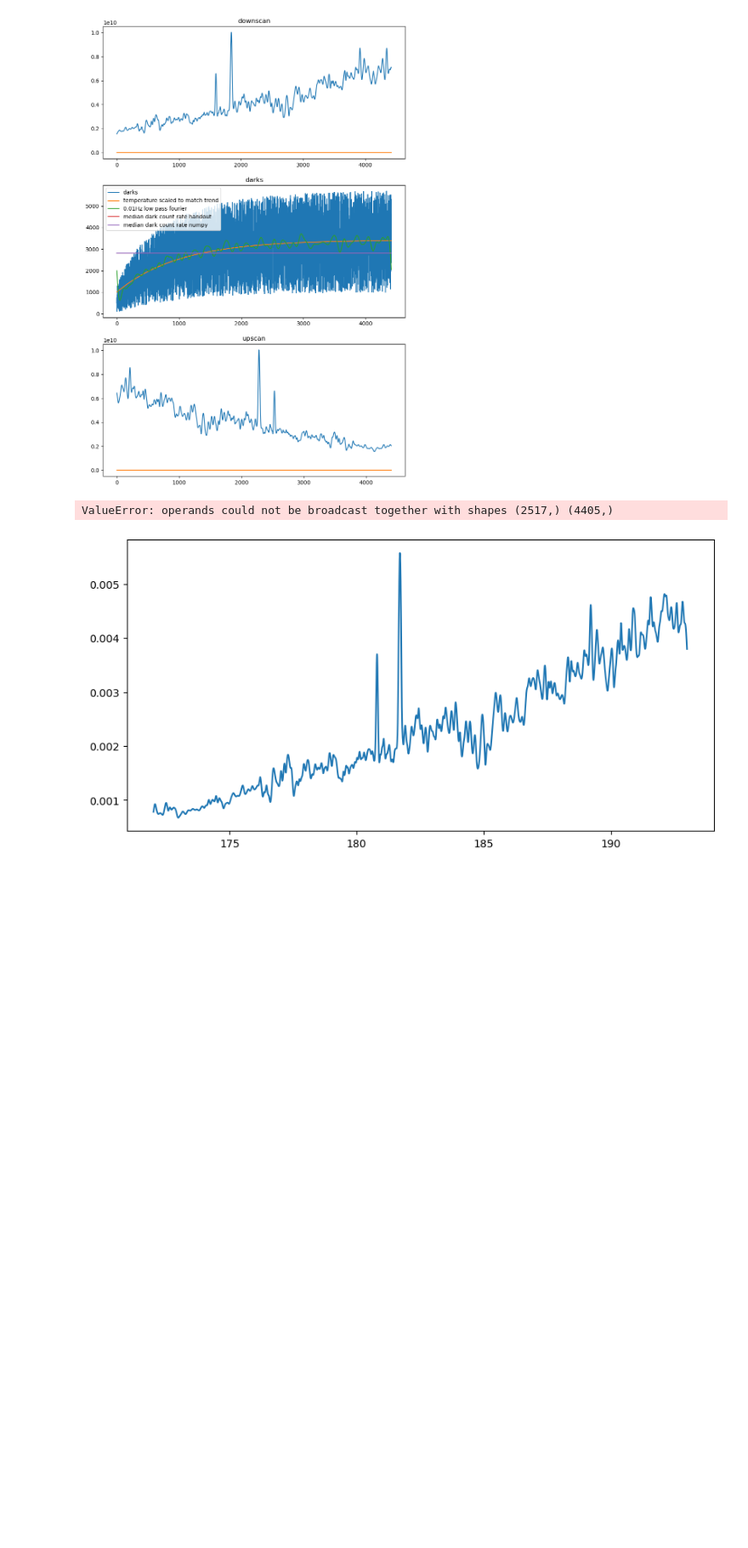
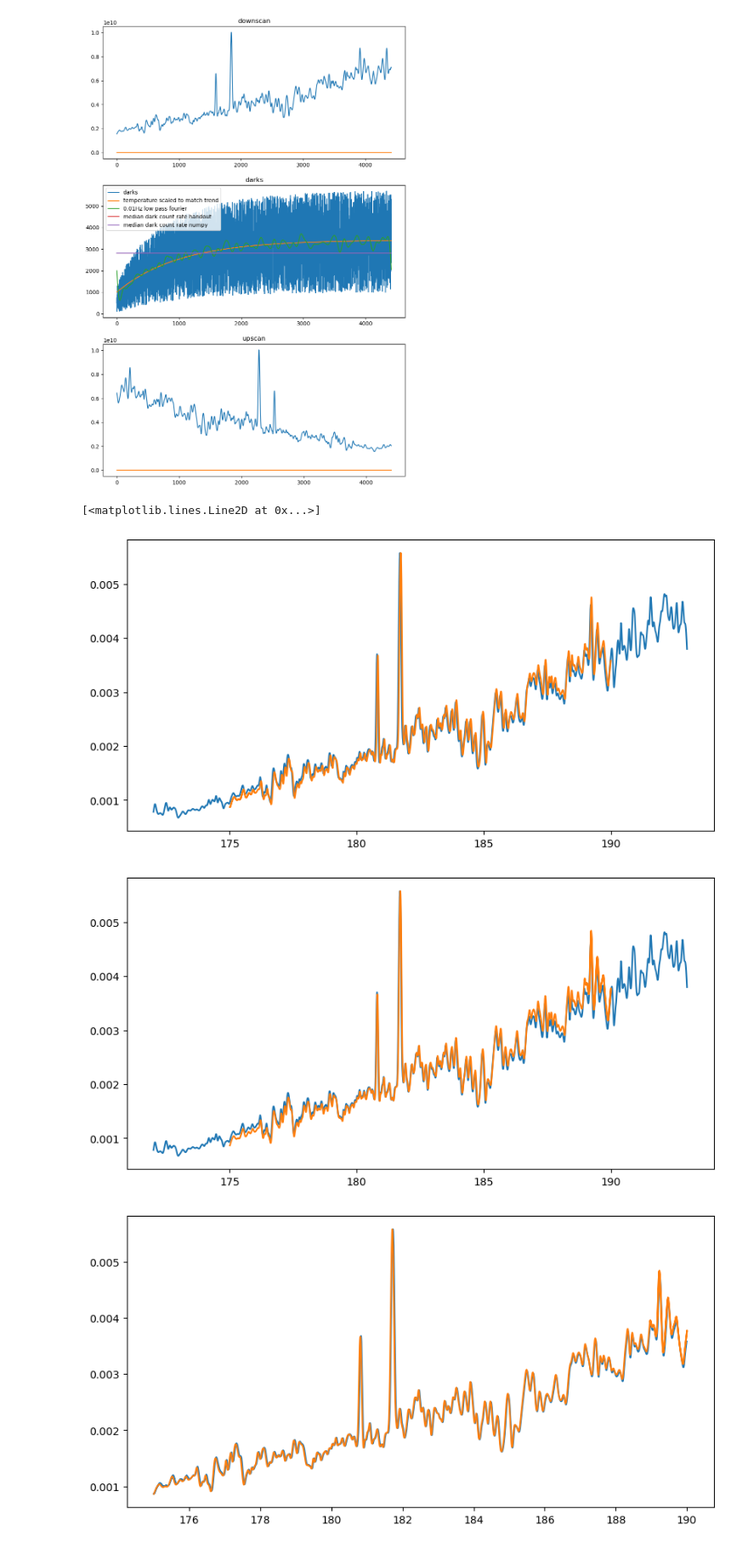
Before and after one commit to pilotchute/lasp_dsse_hw, a Jupyter notebook: DSSE_HW.ipynb, the cells around one changed output. Shown: that part at 85% size. Cells and saved outputs as stored; diff of their text form; code cells hidden in the pictures; blank space fills up the shorter version.

```diff
--- a/DSSE_HW.ipynb
+++ b/DSSE_HW.ipynb
@@ -474,19 +479,30 @@ axs[0].plot(dete_temp[down_start_temp:down_end_temp,0]-dete_temp[down_start_temp
 # %%
 #wavelengths
 offset = 239532.38
 stepSize = 2.4237772022101214E-6  # [rad/step]
 d = 277.77777777777777  # [nm]
 phiGInRads = 0.08503244115716374  # [rad]
 #gratingPosition comes from inst_tele[:,1]
 gratingPosition = inst_tele[:,1]
 ang1 = (offset - gratingPosition) * stepSize  # [rad]
 wavelength = 2 * d * np.sin(ang1) * np.cos(phiGInRads / 2.0)  # [nm]
+conda
 mp.figure(figsize=(10,5))
 mp.plot(refe_spec[:,0],refe_spec[:,1])
-mp.plot(wavelength[up_start:up_end], (inst_tele[up_start:up_end,2]-(dete_temp[up_start_temp:up_end_temp,1]-temp_scale_fit.x[0])*temp_scale_fit.x[1]*1.75)*np.max(refe_spec[:,1])/np.max(inst_tele[up_start:up_end,2]))
+mp.plot(wavelength[up_start:up_end], (inst_tele[up_start:up_end,2])*np.max(refe_spec[:,1])/np.max(inst_tele[up_start:up_end,2]))
+mp.figure(figsize=(10,5))
+mp.plot(refe_spec[:,0],refe_spec[:,1])
+mp.plot(wavelength[down_start:down_end], (inst_tele[down_start:down_end,2])*np.max(refe_spec[:,1])/np.max(inst_tele[down_start:down_end,2]))
+
+mp.figure(figsize=(10,5))
+mp.plot(wavelength[up_start:up_end], (inst_tele[up_start:up_end,2])*np.max(refe_spec[:,1])/np.max(inst_tele[up_start:up_end,2]))
+mp.plot(wavelength[down_start:down_end], (inst_tele[down_start:down_end,2])*np.max(refe_spec[:,1])/np.max(inst_tele[down_start:down_end,2]))
 
 # maybe use scikit-image.transform.resize to get the heat curve in the same length as the data bins
+up_dark_counts = ski.transform.resize((dete_temp[dark_start_temp:dark_end_temp,1]-temp_scale_fit.x[0])*temp_scale_fit.x[1],)
 # %% [output]
-ValueError: operands could not be broadcast together with shapes (2517,) (4405,)
+[<matplotlib.lines.Line2D at 0x...>]
-[figure, old version]
+[figure, new version]
+[figure, added]
+[figure, added]
 # %%
```
Also changed, not shown: parts of 5 cells of this notebook.
